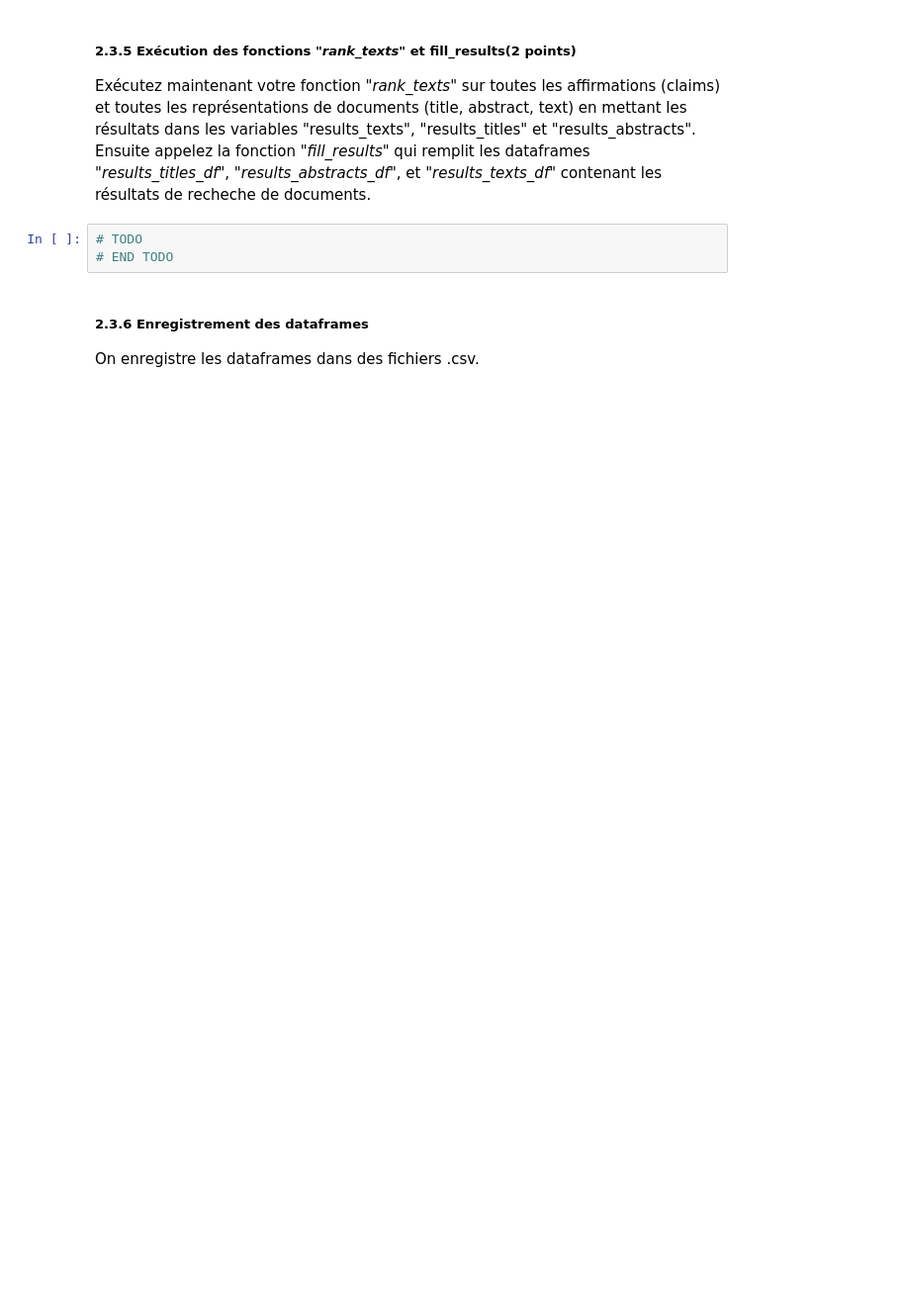
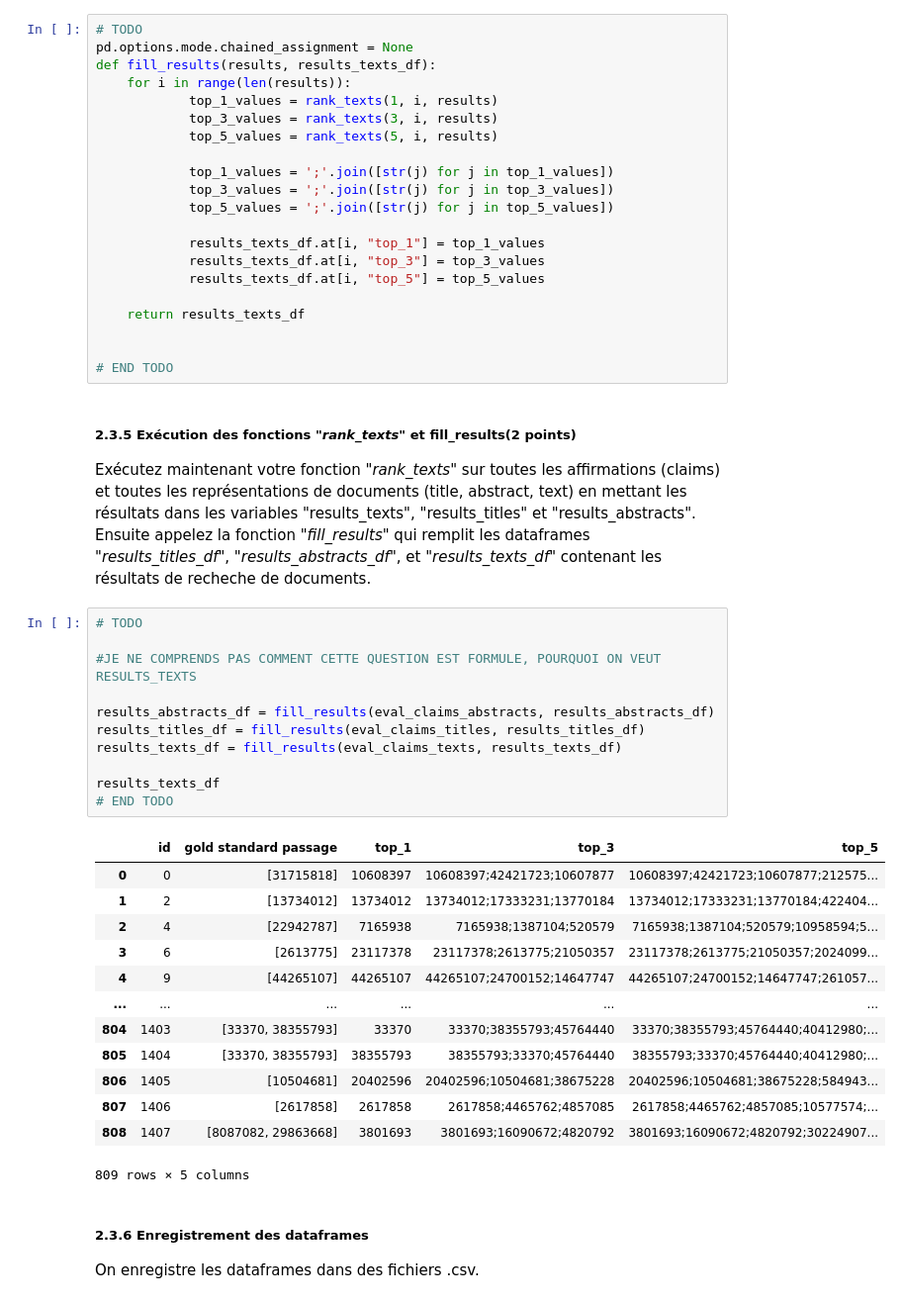
Before and after one commit to Kay1San/NLP-Labs, a Jupyter notebook: TP1/TP1/INF8460_A24_TP1_Enonce.ipynb, the cells around one changed output. Shown at 99% size. Cells and saved outputs as stored; diff of their text form; blank space fills up the shorter version.

```diff
--- a/TP1/TP1/INF8460_A24_TP1_Enonce.ipynb
+++ b/TP1/TP1/INF8460_A24_TP1_Enonce.ipynb
@@ -967,10 +1043,53 @@ Les deux arguments contiennent le même nombre d'éléments et pour le même ind
+# %%
+# TODO
+pd.options.mode.chained_assignment = None
+def fill_results(results, results_texts_df):
+    for i in range(len(results)):
+            top_1_values = rank_texts(1, i, results)
+            top_3_values = rank_texts(3, i, results)
+            top_5_values = rank_texts(5, i, results)
+
+            top_1_values = ';'.join([str(j) for j in top_1_values])
+            top_3_values = ';'.join([str(j) for j in top_3_values])
+            top_5_values = ';'.join([str(j) for j in top_5_values])
+
+            results_texts_df.at[i, "top_1"] = top_1_values
+            results_texts_df.at[i, "top_3"] = top_3_values
+            results_texts_df.at[i, "top_5"] = top_5_values
+
+    return results_texts_df
+
+
+# END TODO
 # %% [markdown]
 ##### 2.3.5 Exécution des fonctions "_rank_texts_" et fill_results(2 points)
 
 Exécutez maintenant votre fonction "_rank_texts_" sur toutes les affirmations (claims) et toutes les représentations de documents (title, abstract, text) en mettant les résultats dans les variables "results_texts", "results_titles" et "results_abstracts". Ensuite appelez la fonction "_fill_results_" qui remplit les dataframes "_results_titles_df_", "_results_abstracts_df_", et "_results_texts_df_" contenant les résultats de recheche de documents.
-# %%
-# TODO
-# END TODO
+# %%
+# TODO
+
+#JE NE COMPRENDS PAS COMMENT CETTE QUESTION EST FORMULE, POURQUOI ON VEUT RESULTS_TEXTS
+
+results_abstracts_df = fill_results(eval_claims_abstracts, results_abstracts_df)
+results_titles_df = fill_results(eval_claims_titles, results_titles_df)
+results_texts_df = fill_results(eval_claims_texts, results_texts_df)
+
+results_texts_df
+# END TODO
+# %% [output]
+|  | id | gold standard passage | top_1 | top_3 | top_5 |
+| 0 | 0 | [31715818] | 10608397 | 10608397;42421723;10607877 | 10608397;42421723;10607877;212575... |
+| 1 | 2 | [13734012] | 13734012 | 13734012;17333231;13770184 | 13734012;17333231;13770184;422404... |
+| 2 | 4 | [22942787] | 7165938 | 7165938;1387104;520579 | 7165938;1387104;520579;10958594;5... |
+| 3 | 6 | [2613775] | 23117378 | 23117378;2613775;21050357 | 23117378;2613775;21050357;2024099... |
+| 4 | 9 | [44265107] | 44265107 | 44265107;24700152;14647747 | 44265107;24700152;14647747;261057... |
+| ... | ... | ... | ... | ... | ... |
+| 804 | 1403 | [33370, 38355793] | 33370 | 33370;38355793;45764440 | 33370;38355793;45764440;40412980;... |
+| 805 | 1404 | [33370, 38355793] | 38355793 | 38355793;33370;45764440 | 38355793;33370;45764440;40412980;... |
+| 806 | 1405 | [10504681] | 20402596 | 20402596;10504681;38675228 | 20402596;10504681;38675228;584943... |
+| 807 | 1406 | [2617858] | 2617858 | 2617858;4465762;4857085 | 2617858;4465762;4857085;10577574;... |
+| 808 | 1407 | [8087082, 29863668] | 3801693 | 3801693;16090672;4820792 | 3801693;16090672;4820792;30224907... |
+809 rows × 5 columns
 # %% [markdown]
 ##### 2.3.6 Enregistrement des dataframes
 
```
Also changed, not shown: parts of 22 cells of this notebook, 3 other files.
